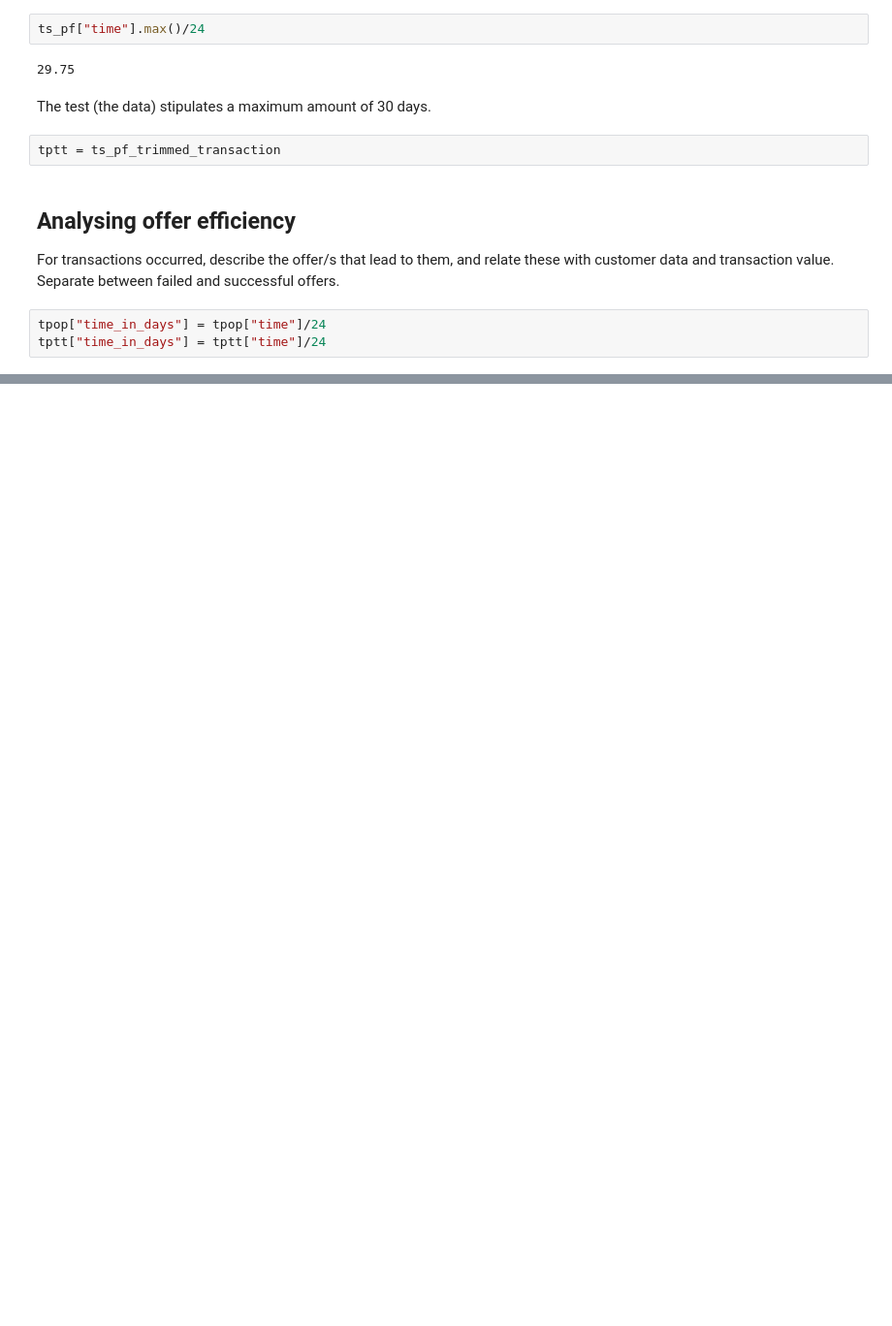
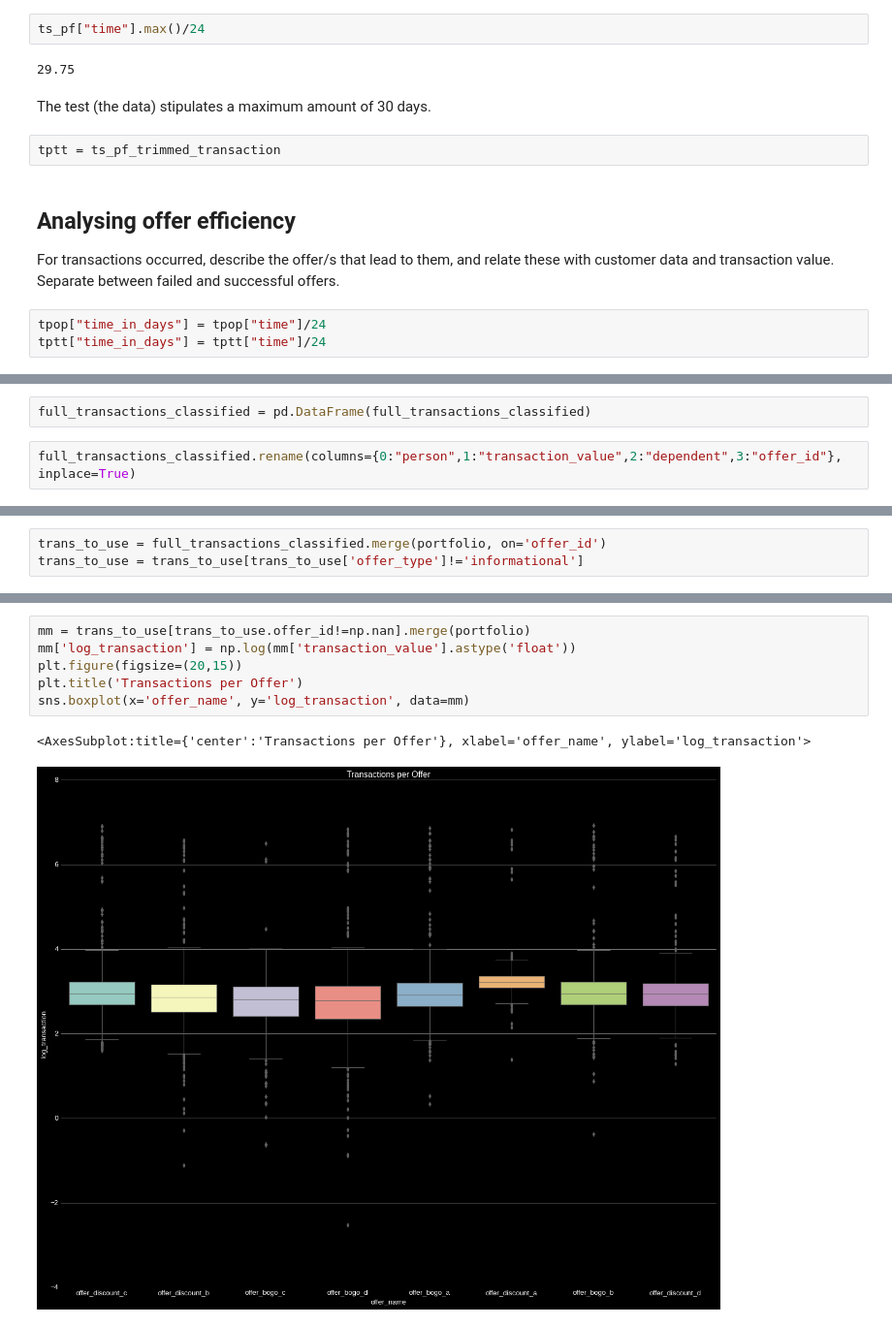
Before and after one commit to ivanachillee/starbucks-marketing, a Jupyter notebook: notebooks/starbucks-marketing-cleaning-eda-and-modelling.ipynb, the cells around one changed output, grey strips where cells are left out. Shown at 97% size. Cells and saved outputs as stored; diff of their text form; blank space fills up the shorter version.

```diff
--- a/notebooks/starbucks-marketing-cleaning-eda-and-modelling.ipynb
+++ b/notebooks/starbucks-marketing-cleaning-eda-and-modelling.ipynb
@@ -1000,0 +1181,4 @@ TypeError: first argument must be an iterable of pandas objects, you passed an o
+# %%
+full_transactions_classified = pd.DataFrame(full_transactions_classified)
+# %%
+full_transactions_classified.rename(columns={0:"person",1:"transaction_value",2:"dependent",3:"offer_id"}, inplace=True)
@@ -1000,0 +1203,3 @@ TypeError: first argument must be an iterable of pandas objects, you passed an o
+# %%
+trans_to_use = full_transactions_classified.merge(portfolio, on='offer_id')
+trans_to_use = trans_to_use[trans_to_use['offer_type']!='informational']
@@ -1000,0 +1305,9 @@ TypeError: first argument must be an iterable of pandas objects, you passed an o
+# %%
+mm = trans_to_use[trans_to_use.offer_id!=np.nan].merge(portfolio)
+mm['log_transaction'] = np.log(mm['transaction_value'].astype('float'))
+plt.figure(figsize=(20,15))
+plt.title('Transactions per Offer')
+sns.boxplot(x='offer_name', y='log_transaction', data=mm)
+# %% [output]
+<AxesSubplot:title={'center':'Transactions per Offer'}, xlabel='offer_name', ylabel='log_transaction'>
+[figure, added]
```
Also changed, not shown: parts of 102 cells of this notebook, 2 other files.
